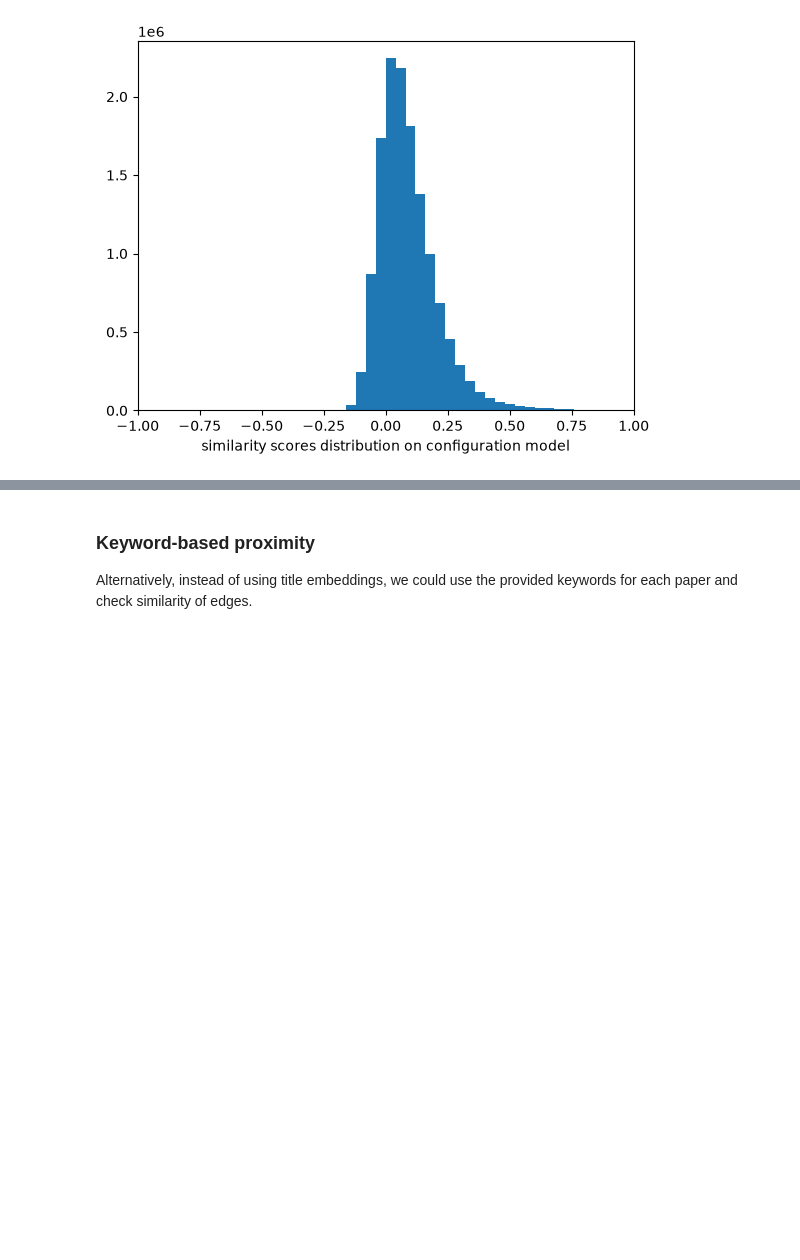
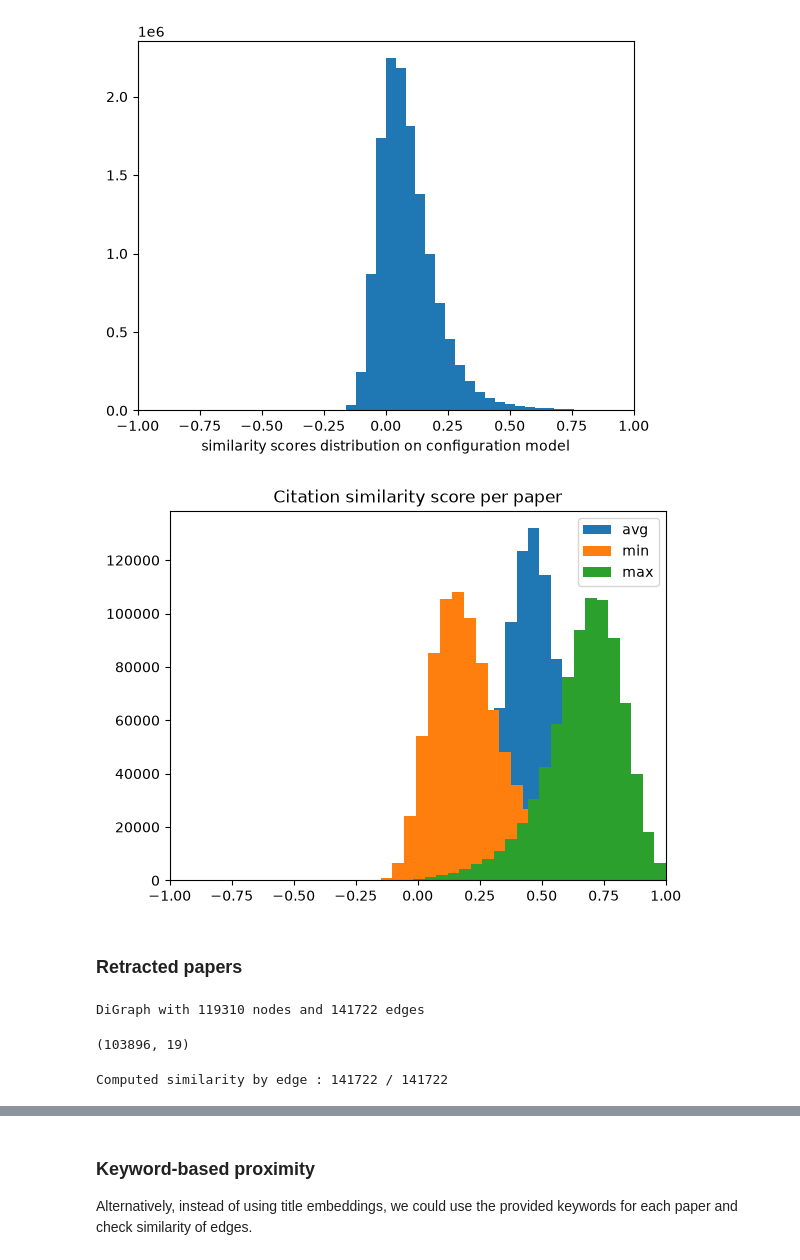
Before and after one commit to frasgp/finalproj, a Jupyter notebook: exploration.ipynb, the cells around one changed output, grey strips where cells are left out. Cells and saved outputs as stored; diff of their text form; code cells hidden in the pictures; blank space fills up the shorter version.

Commit message:
textual analysis comparison with retracted papers

```diff
--- a/exploration.ipynb
+++ b/exploration.ipynb
@@ -498,3 +521,47 @@ plot_similarity_scores(similarity_scores_config, "similarity scores distribution
 # %% [output]
 Computed similarity by edge : 13527017 / 13527017
 [figure]
+# %%
+# Now checking the underlying distribution of similarity par paper instead of per edge
+
+def paper_avg_citation_similarity(paper_id: str, graph: nx.DiGraph, similarity_scores: dict[tuple[str, str], float]) -> float:
+    paper_similarities = list()
+    for edge in graph.edges(paper_id):
+        similarity = similarity_scores[edge]
+        paper_similarities.append(similarity)
+
+    return np.average(paper_similarities)
+
+def paper_min_citation_similarity(paper_id: str, graph: nx.DiGraph, similarity_scores: dict[tuple[str, str], float]) -> float:
+    paper_similarities = list()
+    for edge in graph.edges(paper_id):
+        similarity = similarity_scores[edge]
+        paper_similarities.append(similarity)
+
+    if len(paper_similarities) == 0:
+        return np.nan
+
+    return np.min(paper_similarities)
+
+def paper_max_citation_similarity(paper_id: str, graph: nx.DiGraph, similarity_scores: dict[tuple[str, str], float]) -> float:
+    paper_similarities = list()
+    for edge in graph.edges(paper_id):
+        similarity = similarity_scores[edge]
+        paper_similarities.append(similarity)
+
+    if len(paper_similarities) == 0:
+        return np.nan
+
+    return np.max(paper_similarities)
+# %%
+plt.hist(graph_df.index.to_series().apply(paper_avg_citation_similarity, graph=graph, similarity_scores=similarity_scores), bins=25, label="avg")
+plt.hist(graph_df.index.to_series().apply(paper_min_citation_similarity, graph=graph, similarity_scores=similarity_scores), bins=25, label="min")
+plt.hist(graph_df.index.to_series().apply(paper_max_citation_similarity, graph=graph, similarity_scores=similarity_scores), bins=25, label="max")
+plt.title("Citation similarity score per paper")
+plt.xlim(-1,1)
+plt.legend()
+plt.show()
+# %% [output]
+[figure, added]
+# %% [markdown]
+### Retracted papers
@@ -500,0 +581,9 @@ Computed similarity by edge : 13527017 / 13527017
+# %%
+print(manipulation_centered_graph)
+# %% [output]
+DiGraph with 119310 nodes and 141722 edges
+# %%
+manipulation_df = df[df["id"].isin(manipulation_centered_graph.nodes)].set_index("id")
+manipulation_df.shape
+# %% [output]
+(103896, 19)
@@ -500,0 +594,4 @@ Computed similarity by edge : 13527017 / 13527017
+# %%
+manipulation_similarity_scores = graph_similarity_scores(manipulation_centered_graph, manipulation_df, manipulation_embeddings)
+# %% [output]
+Computed similarity by edge : 141722 / 141722
```
Also changed, not shown: parts of 19 cells of this notebook, 3 other files.
